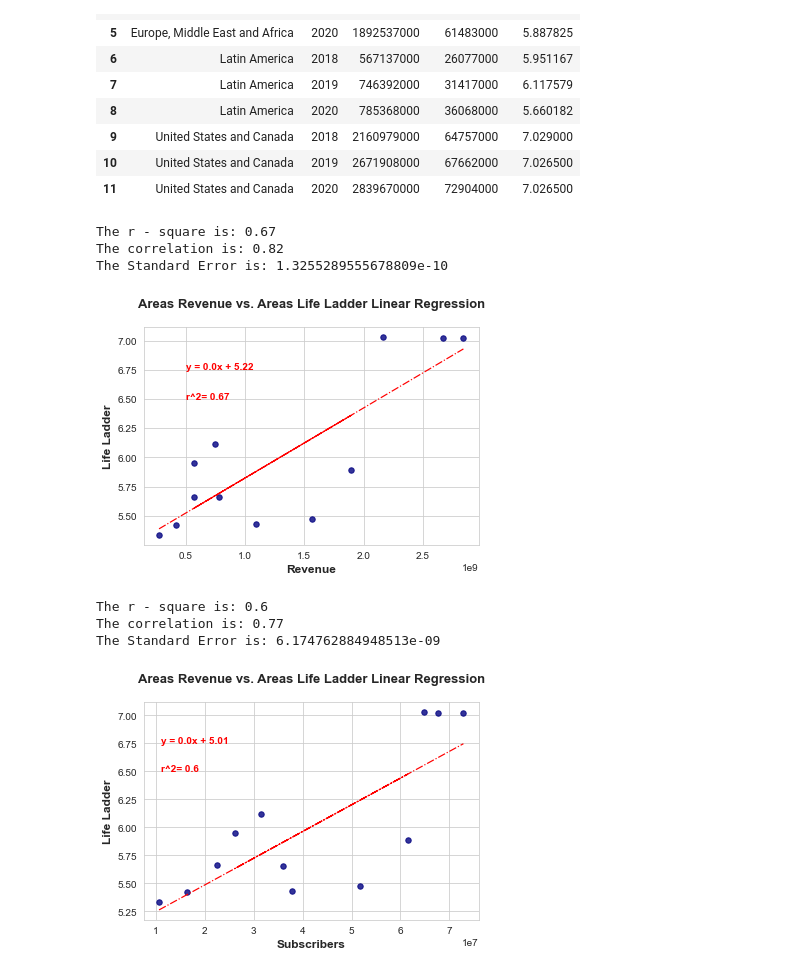
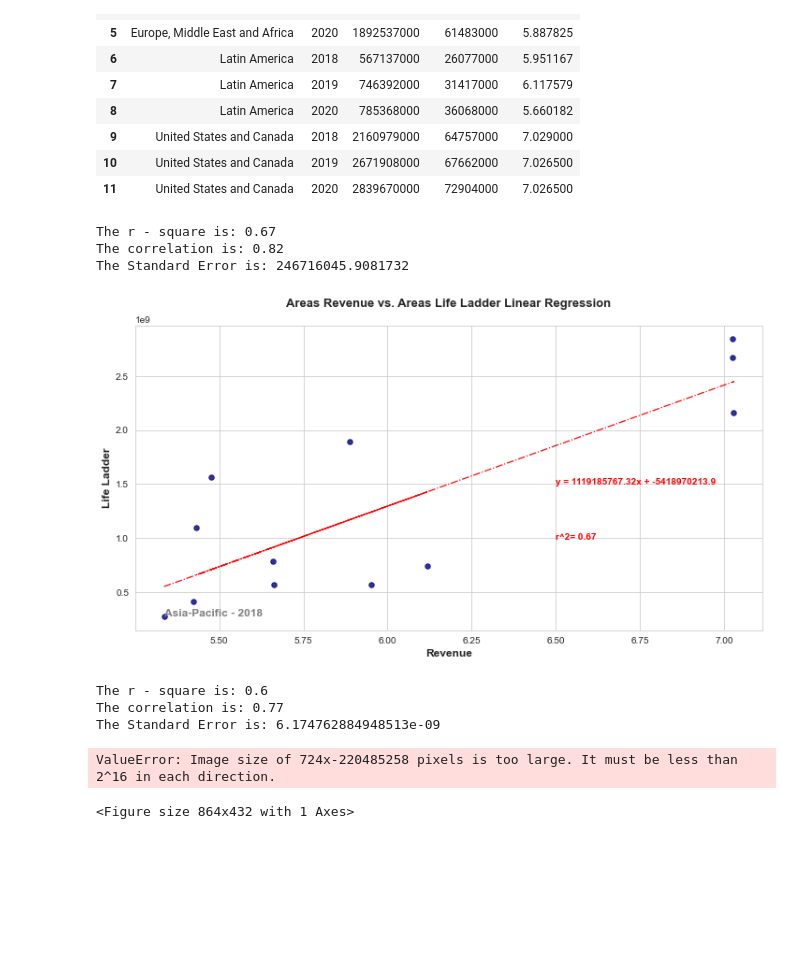
Before and after one commit to adamholcomb/Python-Media-Happiness-Analysis, a Jupyter notebook: HappinessIndex-KF.ipynb, the cells around one changed output. Cells and saved outputs as stored; diff of their text form; code cells hidden in the pictures; blank space fills up the shorter version.

```diff
--- a/HappinessIndex-KF.ipynb
+++ b/HappinessIndex-KF.ipynb
@@ -917,11 +935,11 @@ def linear_regression_c(x_axis, y_axis,x,y):
     (slope, intercept, rvalue, pvalue, stderr) = st.linregress(x_axis, y_axis)
     rv = x_axis * slope + intercept
     le = 'y = ' + str(round(slope,2)) + 'x + ' +str(round(intercept,2))
-    fig1,ax1=plt.subplots()
+    fig1,ax1=plt.subplots(figsize=(12,6))
     plt.scatter(x_axis, y_axis, color = 'navy', s = 30, alpha = 0.8)
     plt.plot(x_axis,rv, 'r-.',linewidth =1.2, color = 'red')
     plt.annotate(le,(x,y), fontsize = 10 , color = 'red',fontweight = 'bold')
-    plt.annotate(f'r^2= {round(rvalue**2,2)}',(x,y-0.25),fontsize=10,color="red", fontweight='bold')
+    plt.annotate(f'r^2= {round(rvalue**2,2)}',(x,y-0.51e9),fontsize=10,color="red", fontweight='bold')
     print(f'The r - square is: {round(rvalue**2,2)}')
     print(f'The correlation is: {round(corr,2)}')
     print(f'The Standard Error is: {stderr}')
@@ -942,28 +960,31 @@ reset_index
 | 10 | United States and Canada | 2019 | 2671908000 | 67662000 | 7.026500 |
 | 11 | United States and Canada | 2020 | 2839670000 | 72904000 | 7.026500 |
 # %%
-linear_regression_c(reset_index['Revenue'], reset_index['Life Ladder'],0.5e9,6.75)
+linear_regression_c(reset_index['Life Ladder'], reset_index['Revenue'],6.5,1.5e9)
 plt.savefig('Images/Areas_Revenue_vs_Areas_Life_Ladder_Linear_Regression.png')
 plt.savefig('Images/Areas_Revenue_vs_Areas_Life_Ladder_Linear_Regression.jpg')
 plt.title(f'Areas Revenue vs. Areas Life Ladder Linear Regression\n', fontsize = 13, fontweight = 'bold')
 plt.xlabel('Revenue', fontsize = 12,fontweight = 'bold')
 plt.ylabel('Life Ladder', fontsize = 12,fontweight = 'bold')
+plt.annotate(f'Asia-Pacific - 2018',(5.335806, 276756000), fontsize = 12 , color = 'grey',fontweight = 'bold')
 plt.show()
 # %% [output]
 The r - square is: 0.67
 The correlation is: 0.82
-The Standard Error is: 1.3255289555678809e-10
+The Standard Error is: 246716045.9081732
-[figure, old version]
+[figure, new version]
 # %%
 linear_regression_c(reset_index['Subscribers'], reset_index['Life Ladder'],1.1e7,6.75)
-plt.savefig('Images/Areas_Subscribers_vs_Areas_Life_Ladder_Linear_Regression.png')
-plt.savefig('Images/Areas_Subscribers_vs_Areas_Life_Ladder_Linear_Regression.jpg')
 plt.title(f'Areas Revenue vs. Areas Life Ladder Linear Regression\n', fontsize = 13, fontweight = 'bold')
 plt.xlabel('Subscribers', fontsize = 12,fontweight = 'bold')
 plt.ylabel('Life Ladder', fontsize = 12,fontweight = 'bold')
+plt.savefig('Images/Areas_Subscribers_vs_Areas_Life_Ladder_Linear_Regression.png')
+plt.savefig('Images/Areas_Subscribers_vs_Areas_Life_Ladder_Linear_Regression.jpg')
+
 plt.show()
 # %% [output]
 The r - square is: 0.6
 The correlation is: 0.77
 The Standard Error is: 6.174762884948513e-09
-[figure, removed]
+ValueError: Image size of 724x-220485258 pixels is too large. It must be less than 2^16 in each direction.
+<Figure size 864x432 with 1 Axes>
```
Also changed, not shown: parts of 17 cells of this notebook, 20 other files.
